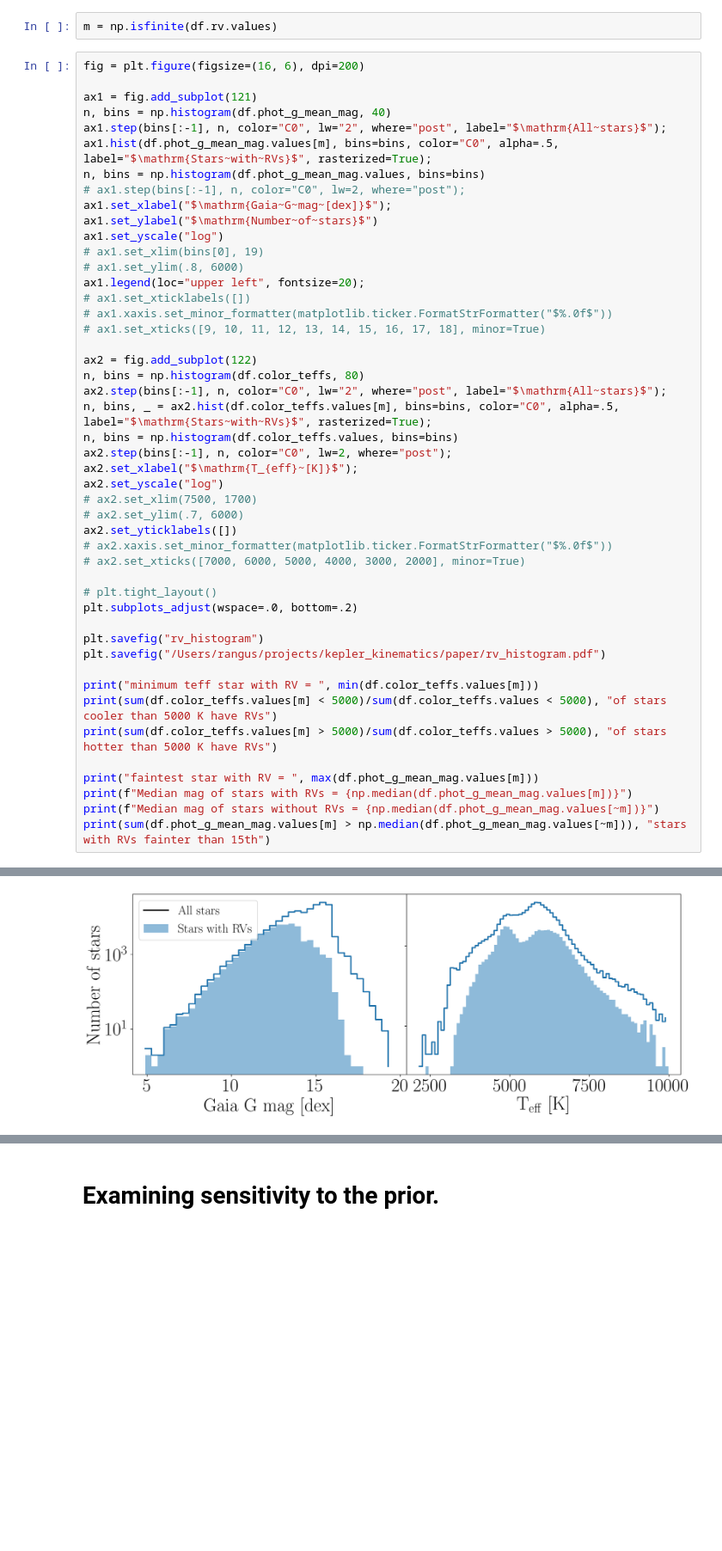
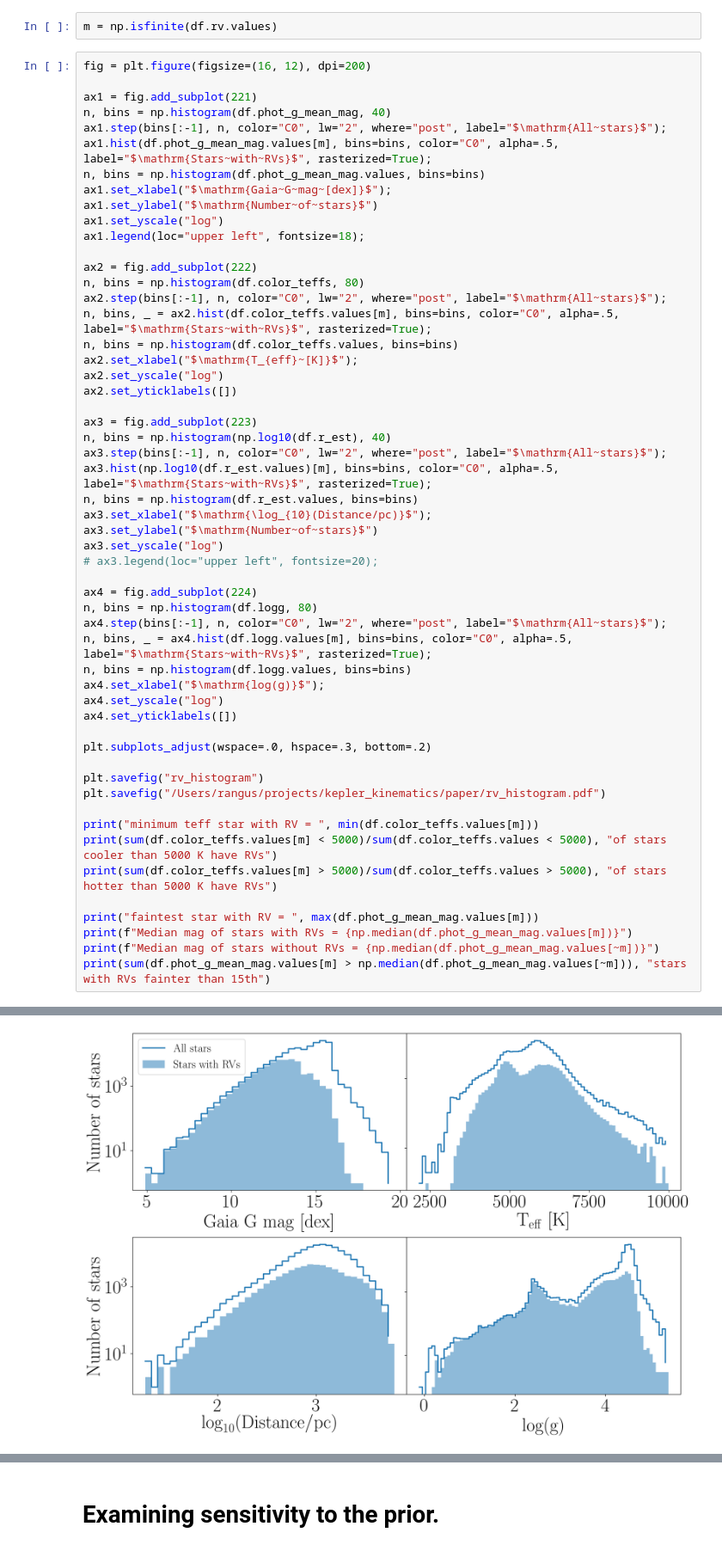
Before and after one commit to RuthAngus/kepler_kinematics, a Jupyter notebook: notebooks/Paper_Plots.ipynb, the cells around one changed output, grey strips where cells are left out. Shown at 86% size. Cells and saved outputs as stored; diff of their text form; blank space fills up the shorter version.

Commit message:
changing to 4 panel RV plot

```diff
--- a/notebooks/Paper_Plots.ipynb
+++ b/notebooks/Paper_Plots.ipynb
@@ -36,58 +36,65 @@ Make the plot of RV histograms.
 # %%
 m = np.isfinite(df.rv.values)
 # %%
-fig = plt.figure(figsize=(16, 6), dpi=200)
+fig = plt.figure(figsize=(16, 12), dpi=200)
 
-ax1 = fig.add_subplot(121)
+ax1 = fig.add_subplot(221)
 n, bins = np.histogram(df.phot_g_mean_mag, 40)
 ax1.step(bins[:-1], n, color="C0", lw="2", where="post", label="$\mathrm{All~stars}$");
 ax1.hist(df.phot_g_mean_mag.values[m], bins=bins, color="C0", alpha=.5, label="$\mathrm{Stars~with~RVs}$", rasterized=True);
 n, bins = np.histogram(df.phot_g_mean_mag.values, bins=bins)
-# ax1.step(bins[:-1], n, color="C0", lw=2, where="post");
 ax1.set_xlabel("$\mathrm{Gaia~G~mag~[dex]}$");
 ax1.set_ylabel("$\mathrm{Number~of~stars}$")
 ax1.set_yscale("log")
-# ax1.set_xlim(bins[0], 19)
-# ax1.set_ylim(.8, 6000)
-ax1.legend(loc="upper left", fontsize=20);
-# ax1.set_xticklabels([])
-# ax1.xaxis.set_minor_formatter(matplotlib.ticker.FormatStrFormatter("$%.0f$"))
-# ax1.set_xticks([9, 10, 11, 12, 13, 14, 15, 16, 17, 18], minor=True)
+ax1.legend(loc="upper left", fontsize=18);
 
-ax2 = fig.add_subplot(122)
+ax2 = fig.add_subplot(222)
 n, bins = np.histogram(df.color_teffs, 80)
 ax2.step(bins[:-1], n, color="C0", lw="2", where="post", label="$\mathrm{All~stars}$");
 n, bins, _ = ax2.hist(df.color_teffs.values[m], bins=bins, color="C0", alpha=.5, label="$\mathrm{Stars~with~RVs}$", rasterized=True);
 n, bins = np.histogram(df.color_teffs.values, bins=bins)
-ax2.step(bins[:-1], n, color="C0", lw=2, where="post");
 ax2.set_xlabel("$\mathrm{T_{eff}~[K]}$");
 ax2.set_yscale("log")
-# ax2.set_xlim(7500, 1700)
-# ax2.set_ylim(.7, 6000)
 ax2.set_yticklabels([])
-# ax2.xaxis.set_minor_formatter(matplotlib.ticker.FormatStrFormatter("$%.0f$"))
-# ax2.set_xticks([7000, 6000, 5000, 4000, 3000, 2000], minor=True)
 
-# plt.tight_layout()
-plt.subplots_adjust(wspace=.0, bottom=.2)
+ax3 = fig.add_subplot(223)
+n, bins = np.histogram(np.log10(df.r_est), 40)
+ax3.step(bins[:-1], n, color="C0", lw="2", where="post", label="$\mathrm{All~stars}$");
+ax3.hist(np.log10(df.r_est.values)[m], bins=bins, color="C0", alpha=.5, label="$\mathrm{Stars~with~RVs}$", rasterized=True);
+n, bins = np.histogram(df.r_est.values, bins=bins)
+ax3.set_xlabel("$\mathrm{\log_{10}(Distance/pc)}$");
+ax3.set_ylabel("$\mathrm{Number~of~stars}$")
+ax3.set_yscale("log")
+# ax3.legend(loc="upper left", fontsize=20);
+
+ax4 = fig.add_subplot(224)
+n, bins = np.histogram(df.logg, 80)
+ax4.step(bins[:-1], n, color="C0", lw="2", where="post", label="$\mathrm{All~stars}$");
+n, bins, _ = ax4.hist(df.logg.values[m], bins=bins, color="C0", alpha=.5, label="$\mathrm{Stars~with~RVs}$", rasterized=True);
+n, bins = np.histogram(df.logg.values, bins=bins)
+ax4.set_xlabel("$\mathrm{log(g)}$");
+ax4.set_yscale("log")
+ax4.set_yticklabels([])
+
+plt.subplots_adjust(wspace=.0, hspace=.3, bottom=.2)
 
 plt.savefig("rv_histogram")
 plt.savefig("/Users/rangus/projects/kepler_kinematics/paper/rv_histogram.pdf")
 
 print("minimum teff star with RV = ", min(df.color_teffs.values[m]))
 print(sum(df.color_teffs.values[m] < 5000)/sum(df.color_teffs.values < 5000), "of stars cooler than 5000 K have RVs")
 print(sum(df.color_teffs.values[m] > 5000)/sum(df.color_teffs.values > 5000), "of stars hotter than 5000 K have RVs")
 
 print("faintest star with RV = ", max(df.phot_g_mean_mag.values[m]))
 print(f"Median mag of stars with RVs = {np.median(df.phot_g_mean_mag.values[m])}")
 print(f"Median mag of stars without RVs = {np.median(df.phot_g_mean_mag.values[~m])}")
 print(sum(df.phot_g_mean_mag.values[m] > np.median(df.phot_g_mean_mag.values[~m])), "stars with RVs fainter than 15th")
 # %% [output]
 minimum teff star with RV =  2392.745473104922
 0.4224986601224225 of stars cooler than 5000 K have RVs
 0.279300723997881 of stars hotter than 5000 K have RVs
 faintest star with RV =  17.582468032836914
 Median mag of stars with RVs = 13.00484323501587
 Median mag of stars without RVs = 15.053181648254395
 2414 stars with RVs fainter than 15th
-[figure, old version]
+[figure, new version]
```
Also changed, not shown: parts of 2 cells of this notebook.
